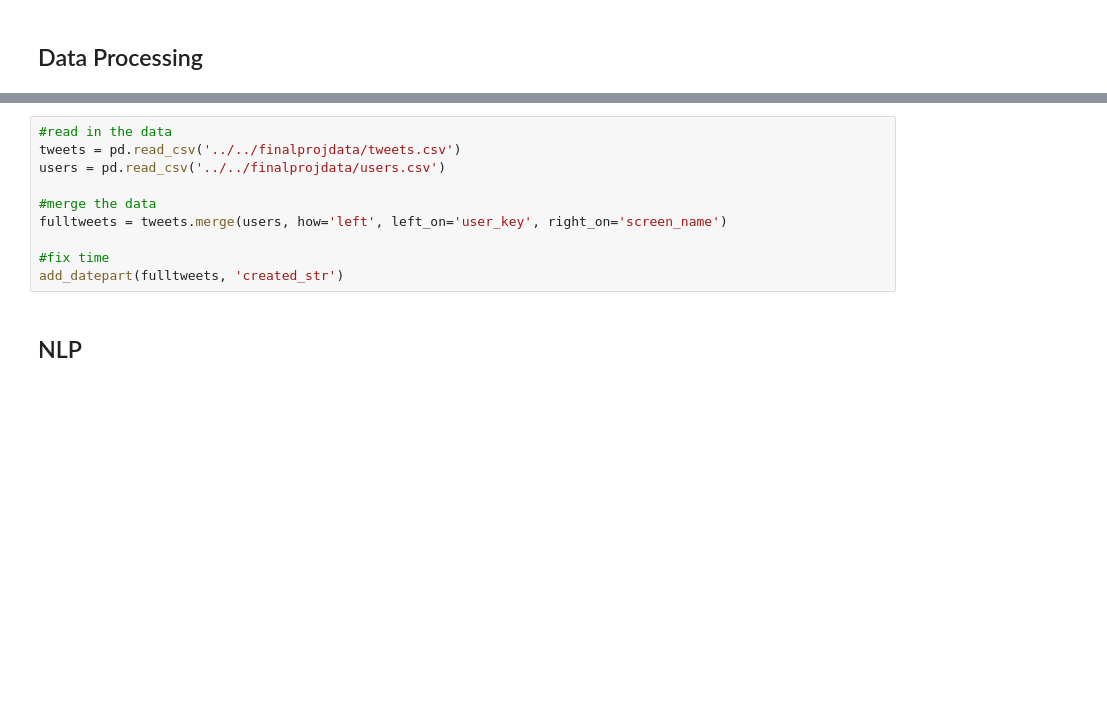
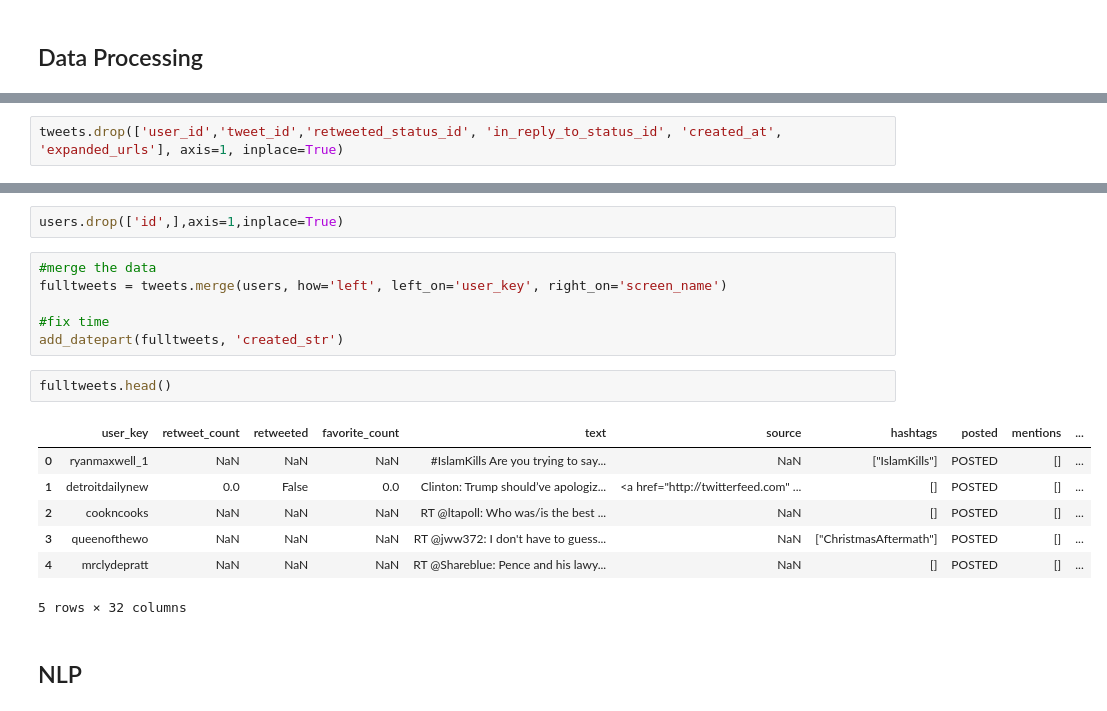
Before and after one commit to stephenjhsu/Fake-Tweets-Visualized, a Jupyter notebook: DataProcessing.ipynb, the cells around one changed output, grey strips where cells are left out. Drawn from its saved outputs; the diff is of its cells as text; blank space fills up the shorter version.

Commit message:
removing unneccessary columns

```diff
--- a/DataProcessing.ipynb
+++ b/DataProcessing.ipynb
@@ -113,0 +127,2 @@ def add_datepart(df, fldname, drop=True, time=False):
+# %%
+tweets.drop(['user_id','tweet_id','retweeted_status_id', 'in_reply_to_status_id', 'created_at', 'expanded_urls'], axis=1, inplace=True)
@@ -114,13 +138,21 @@ def add_datepart(df, fldname, drop=True, time=False):
+# %%
+users.drop(['id',],axis=1,inplace=True)
 # %%
-#read in the data
-tweets = pd.read_csv('../../finalprojdata/tweets.csv')
-users = pd.read_csv('../../finalprojdata/users.csv')
-
 #merge the data
 fulltweets = tweets.merge(users, how='left', left_on='user_key', right_on='screen_name')
 
 #fix time
 add_datepart(fulltweets, 'created_str')
+# %%
+fulltweets.head()
+# %% [output]
+|  | user_key | retweet_count | retweeted | favorite_count | text | source | hashtags | posted | mentions | ... |
+| 0 | ryanmaxwell_1 | NaN | NaN | NaN | #IslamKills Are you trying to say... | NaN | ["IslamKills"] | POSTED | [] | ... |
+| 1 | detroitdailynew | 0.0 | False | 0.0 | Clinton: Trump should’ve apologiz... | <a href="http://twitterfeed.com" ... | [] | POSTED | [] | ... |
+| 2 | cookncooks | NaN | NaN | NaN | RT @ltapoll: Who was/is the best ... | NaN | [] | POSTED | [] | ... |
+| 3 | queenofthewo | NaN | NaN | NaN | RT @jww372: I don't have to guess... | NaN | ["ChristmasAftermath"] | POSTED | [] | ... |
+| 4 | mrclydepratt | NaN | NaN | NaN | RT @Shareblue: Pence and his lawy... | NaN | [] | POSTED | [] | ... |
+5 rows × 32 columns
 # %% [markdown]
 ## NLP
 # %%
```
Also changed, not shown: parts of 9 cells of this notebook.
